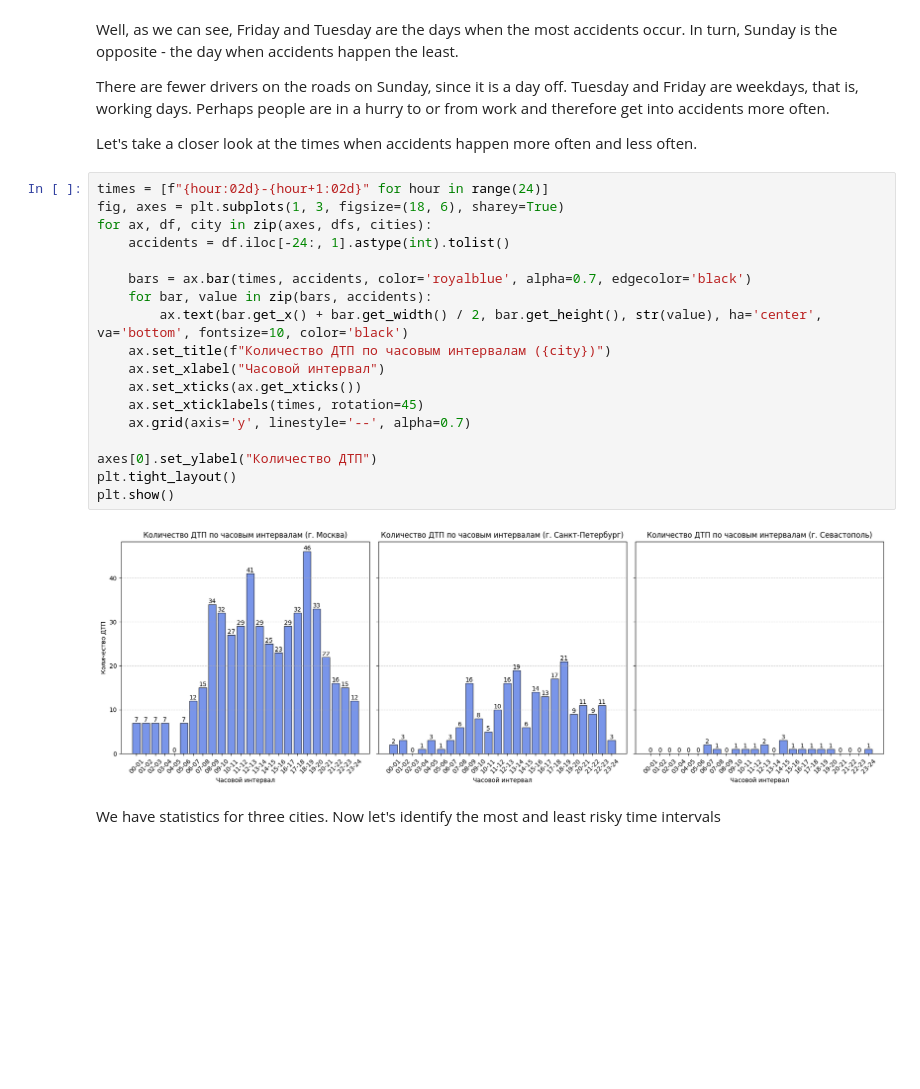
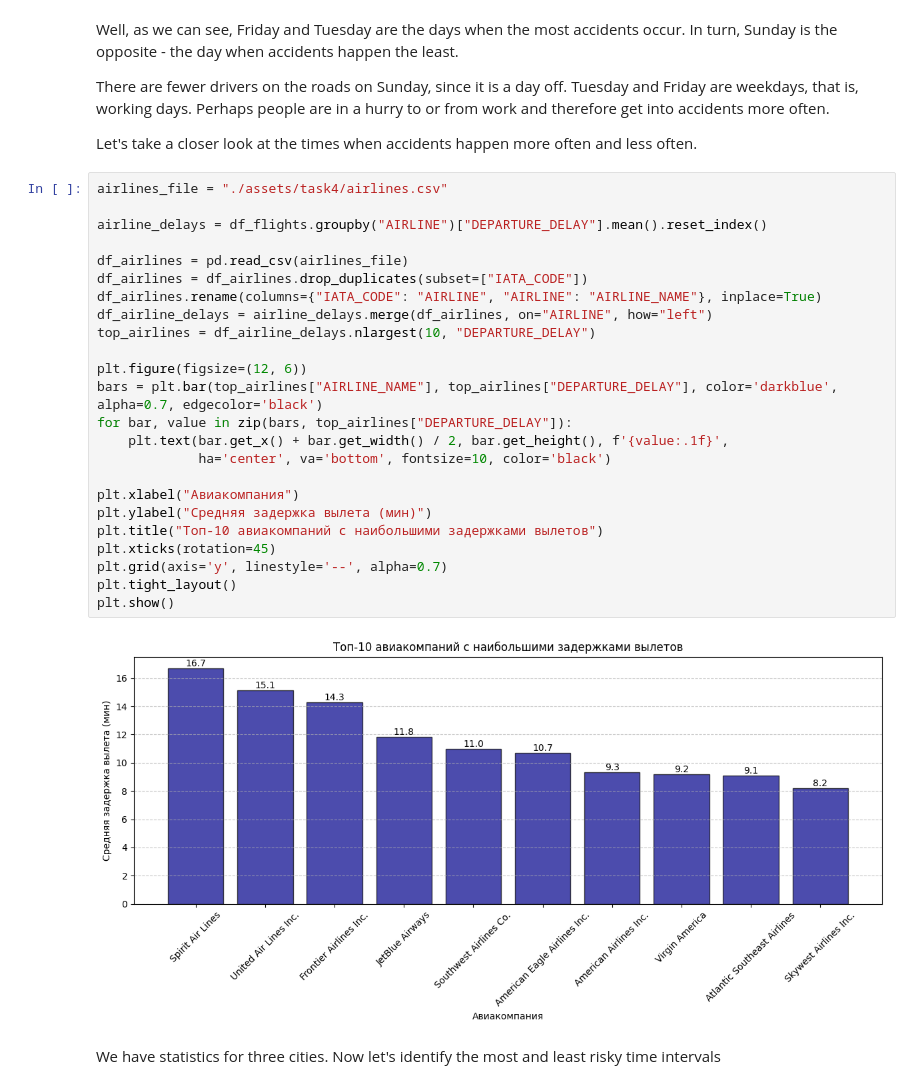
Before and after one commit to n1ks0N/DZ-GromiakovNV-StatPrak, a Jupyter notebook: 4_pandas.ipynb, the cells around one changed output. Saved outputs shown, nothing was run; the diff lists cells and outputs as text; blank space fills up the shorter version.

```diff
--- a/4_pandas.ipynb
+++ b/4_pandas.ipynb
@@ -73,25 +83,31 @@ Well, as we can see, Friday and Tuesday are the days when the most accidents occ
 There are fewer drivers on the roads on Sunday, since it is a day off. Tuesday and Friday are weekdays, that is, working days. Perhaps people are in a hurry to or from work and therefore get into accidents more often.
 
 Let's take a closer look at the times when accidents happen more often and less often.
-# %%
-times = [f"{hour:02d}-{hour+1:02d}" for hour in range(24)]
-fig, axes = plt.subplots(1, 3, figsize=(18, 6), sharey=True)
-for ax, df, city in zip(axes, dfs, cities):
-    accidents = df.iloc[-24:, 1].astype(int).tolist()
-
-    bars = ax.bar(times, accidents, color='royalblue', alpha=0.7, edgecolor='black')
-    for bar, value in zip(bars, accidents):
-        ax.text(bar.get_x() + bar.get_width() / 2, bar.get_height(), str(value), ha='center', va='bottom', fontsize=10, color='black')
-    ax.set_title(f"Количество ДТП по часовым интервалам ({city})")
-    ax.set_xlabel("Часовой интервал")
-    ax.set_xticks(ax.get_xticks())
-    ax.set_xticklabels(times, rotation=45)
-    ax.grid(axis='y', linestyle='--', alpha=0.7)
-
-axes[0].set_ylabel("Количество ДТП")
-plt.tight_layout()
-plt.show()
-# %% [output]
-[figure, removed]
+# %%
+airlines_file = "./assets/task4/airlines.csv"
+
+airline_delays = df_flights.groupby("AIRLINE")["DEPARTURE_DELAY"].mean().reset_index()
+
+df_airlines = pd.read_csv(airlines_file)
+df_airlines = df_airlines.drop_duplicates(subset=["IATA_CODE"])
+df_airlines.rename(columns={"IATA_CODE": "AIRLINE", "AIRLINE": "AIRLINE_NAME"}, inplace=True)
+df_airline_delays = airline_delays.merge(df_airlines, on="AIRLINE", how="left")
+top_airlines = df_airline_delays.nlargest(10, "DEPARTURE_DELAY")
+
+plt.figure(figsize=(12, 6))
+bars = plt.bar(top_airlines["AIRLINE_NAME"], top_airlines["DEPARTURE_DELAY"], color='darkblue', alpha=0.7, edgecolor='black')
+for bar, value in zip(bars, top_airlines["DEPARTURE_DELAY"]):
+    plt.text(bar.get_x() + bar.get_width() / 2, bar.get_height(), f'{value:.1f}',
+             ha='center', va='bottom', fontsize=10, color='black')
+
+plt.xlabel("Авиакомпания")
+plt.ylabel("Средняя задержка вылета (мин)")
+plt.title("Топ-10 авиакомпаний с наибольшими задержками вылетов")
+plt.xticks(rotation=45)
+plt.grid(axis='y', linestyle='--', alpha=0.7)
+plt.tight_layout()
+plt.show()
+# %% [output]
+[figure, added]
 # %% [markdown]
 We have statistics for three cities. Now let's identify the most and least risky time intervals
```
Also changed, not shown: parts of 11 cells of this notebook.
